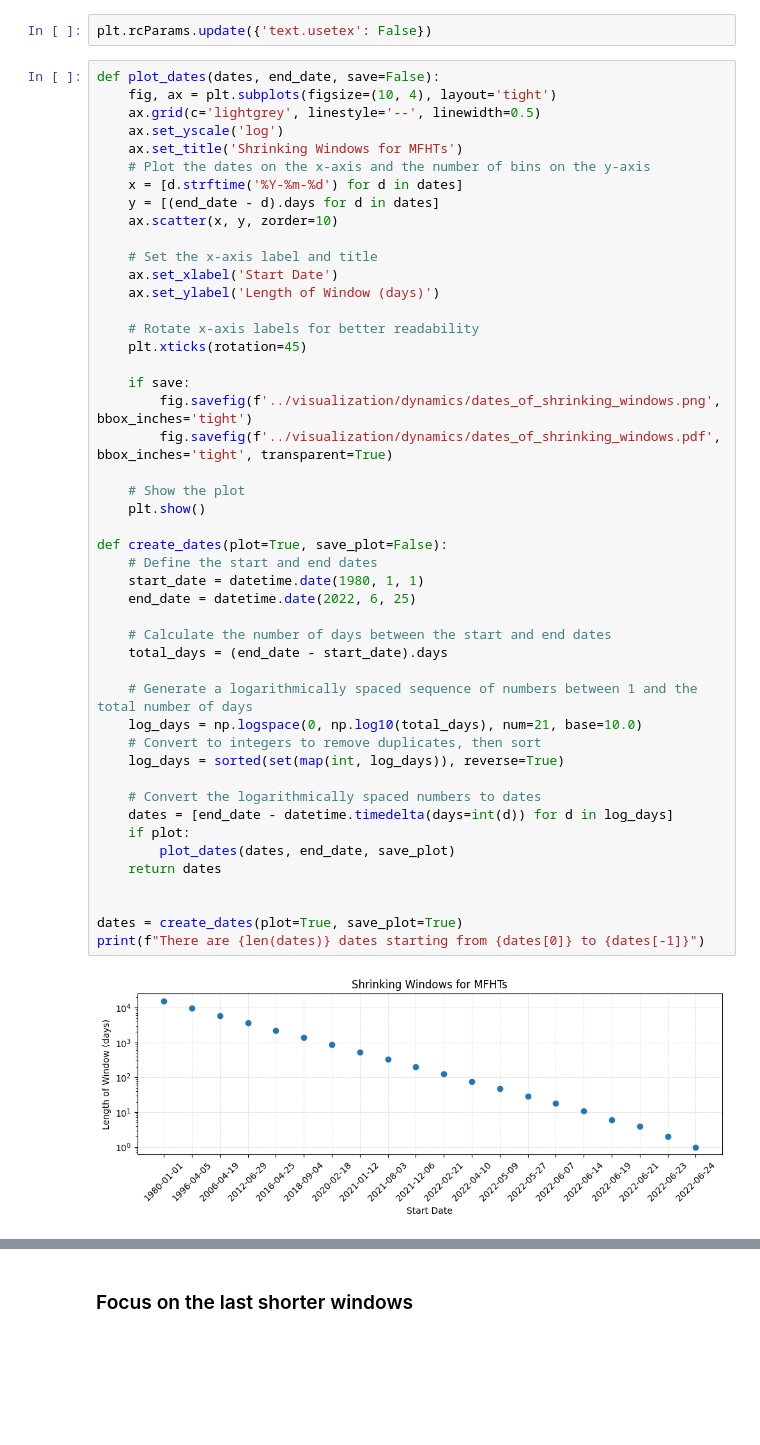
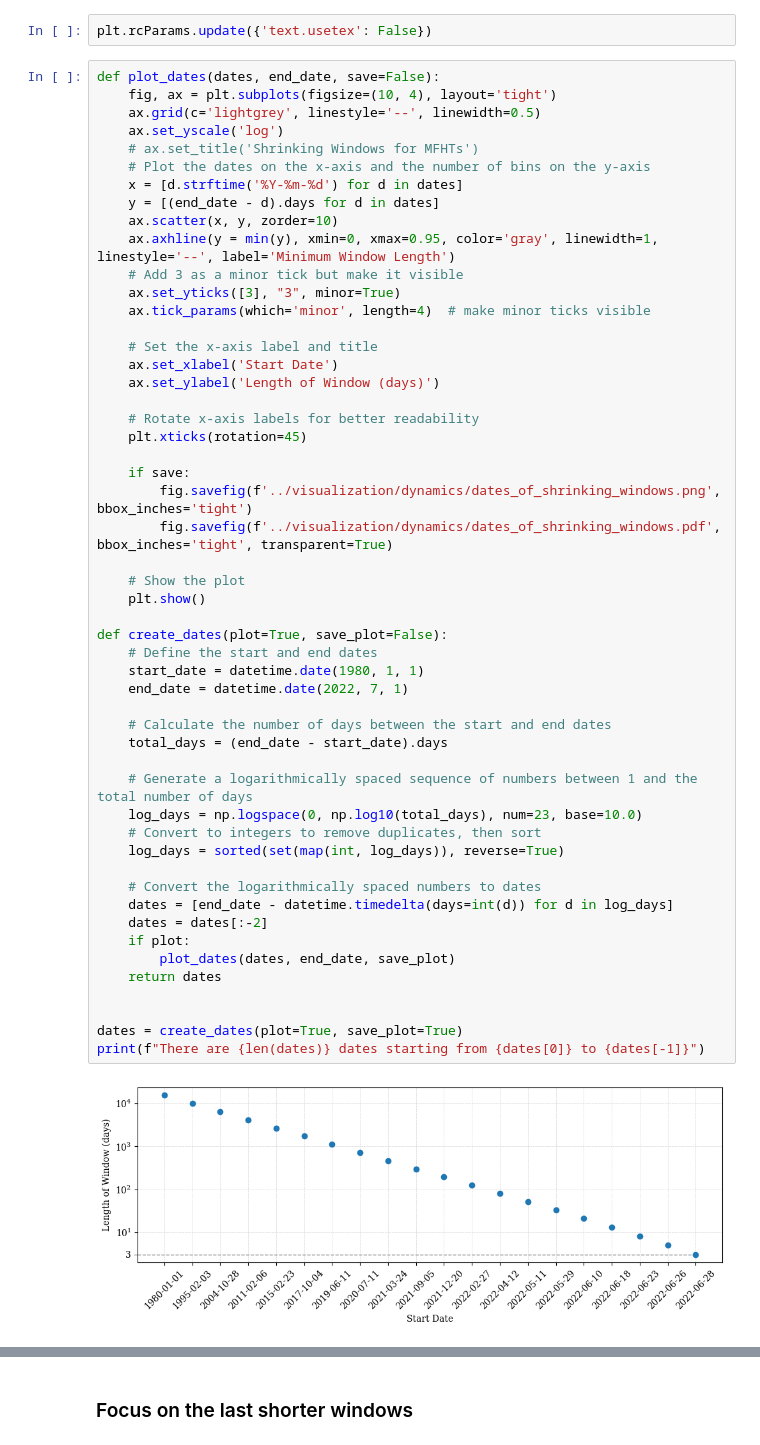
Before and after one commit to fedesss98/stabilvol, a Jupyter notebook: notebooks/12-mfht-shrinking-windows.ipynb, the cells around one changed output, grey strips where cells are left out. Cells and saved outputs as stored; diff of their text form; blank space fills up the shorter version.

```diff
--- a/notebooks/12-mfht-shrinking-windows.ipynb
+++ b/notebooks/12-mfht-shrinking-windows.ipynb
@@ -135,11 +133,15 @@ def plot_dates(dates, end_date, save=False):
     fig, ax = plt.subplots(figsize=(10, 4), layout='tight')
     ax.grid(c='lightgrey', linestyle='--', linewidth=0.5)
     ax.set_yscale('log')
-    ax.set_title('Shrinking Windows for MFHTs')
+    # ax.set_title('Shrinking Windows for MFHTs')
     # Plot the dates on the x-axis and the number of bins on the y-axis
     x = [d.strftime('%Y-%m-%d') for d in dates]
     y = [(end_date - d).days for d in dates]
     ax.scatter(x, y, zorder=10)
+    ax.axhline(y = min(y), xmin=0, xmax=0.95, color='gray', linewidth=1, linestyle='--', label='Minimum Window Length')
+    # Add 3 as a minor tick but make it visible
+    ax.set_yticks([3], "3", minor=True)
+    ax.tick_params(which='minor', length=4)  # make minor ticks visible
 
     # Set the x-axis label and title
     ax.set_xlabel('Start Date')
@@ -149,33 +151,34 @@ def plot_dates(dates, end_date, save=False):
     plt.xticks(rotation=45)
 
     if save:
         fig.savefig(f'../visualization/dynamics/dates_of_shrinking_windows.png', bbox_inches='tight')
         fig.savefig(f'../visualization/dynamics/dates_of_shrinking_windows.pdf', bbox_inches='tight', transparent=True)
 
     # Show the plot
     plt.show()
 
 def create_dates(plot=True, save_plot=False):
     # Define the start and end dates
     start_date = datetime.date(1980, 1, 1)
-    end_date = datetime.date(2022, 6, 25)
+    end_date = datetime.date(2022, 7, 1)
 
     # Calculate the number of days between the start and end dates
     total_days = (end_date - start_date).days
 
     # Generate a logarithmically spaced sequence of numbers between 1 and the total number of days
-    log_days = np.logspace(0, np.log10(total_days), num=21, base=10.0)
+    log_days = np.logspace(0, np.log10(total_days), num=23, base=10.0)
     # Convert to integers to remove duplicates, then sort
     log_days = sorted(set(map(int, log_days)), reverse=True)
 
     # Convert the logarithmically spaced numbers to dates
     dates = [end_date - datetime.timedelta(days=int(d)) for d in log_days]
+    dates = dates[:-2]
     if plot:
         plot_dates(dates, end_date, save_plot)
     return dates
 
 
 dates = create_dates(plot=True, save_plot=True)
 print(f"There are {len(dates)} dates starting from {dates[0]} to {dates[-1]}")
 # %% [output]
-[figure, old version]
+[figure, new version]
```
Also changed, not shown: parts of 7 cells of this notebook, 3 other files.
